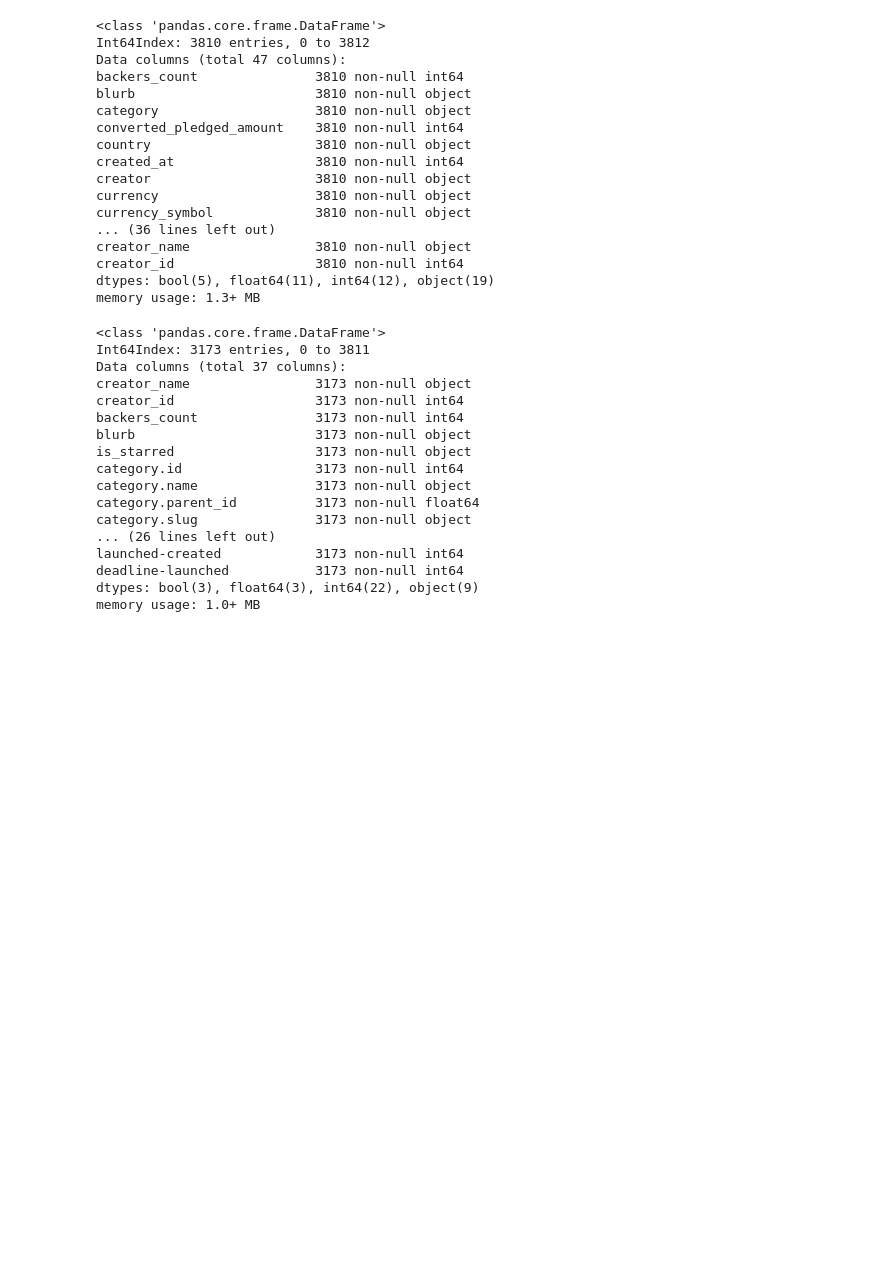
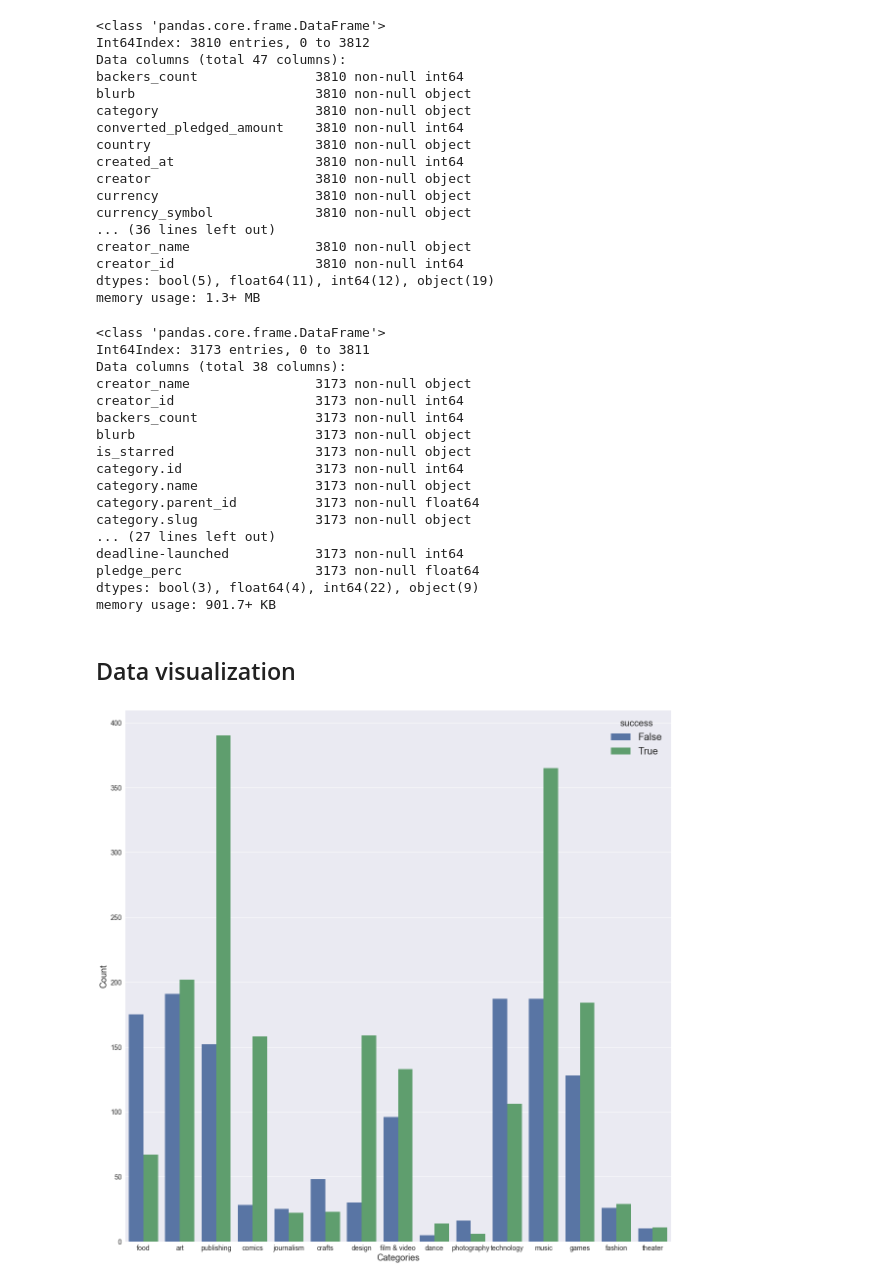
Before and after one commit to etoister/Kickstarter, a Jupyter notebook: Kicker Oracle.ipynb, the cells around one changed output. Drawn from its saved outputs; the diff is of its cells as text; code cells hidden in the pictures; blank space fills up the shorter version.

Commit message:
Added 2 graphs
Added graphs by Elad.
Correction to day of month.

```diff
--- a/Kicker Oracle.ipynb
+++ b/Kicker Oracle.ipynb
@@ -147,17 +150,17 @@ def engineer_features(data):
     #time to reletive time
     data['launched_at_hr'] = data['launched_at'].apply(lambda x: x.hour) + 1
     data['launched_at_day_in_week'] = data['launched_at'].apply(lambda x: x.dayofweek + 1)
-    data['launched_at_day_in_month'] = data['launched_at'].apply(lambda x: x.day + 1) #Elad's comment
+    data['launched_at_day_in_month'] = data['launched_at'].apply(lambda x: x.day ) #Elad's comment
     data['launched_at_mo'] = data['launched_at'].apply(lambda x: x.month)
     data['launched_at_yr'] = data['launched_at'].apply(lambda x: x.year)
     data['deadline_hr'] = data['deadline'].apply(lambda x: x.hour) + 1
     data['deadline_day_in_week'] = data['deadline'].apply(lambda x: x.dayofweek + 1)
-    data['deadline_day_in_month'] = data['deadline'].apply(lambda x: x.day + 1) #Elad's comment
+    data['deadline_day_in_month'] = data['deadline'].apply(lambda x: x.day ) #Elad's comment
     data['deadline_mo'] = data['deadline'].apply(lambda x: x.month)
     data['deadline_yr'] = data['deadline'].apply(lambda x: x.year)
     data['created_at_hr'] = data['created_at'].apply(lambda x: x.hour) + 1
     data['created_at_day_in_week'] = data['created_at'].apply(lambda x: x.dayofweek + 1)
-    data['created_at_day_in_month'] = data['created_at'].apply(lambda x: x.day + 1)  #Elad's comment
+    data['created_at_day_in_month'] = data['created_at'].apply(lambda x: x.day )  #Elad's comment
     data['created_at_mo'] = data['created_at'].apply(lambda x: x.month)
     data['created_at_yr'] = data['created_at'].apply(lambda x: x.year)
     data['count'] = 1
@@ -165,6 +168,7 @@ def engineer_features(data):
     data['launched-created'] = (data.launched_at - data.created_at).dt.components.days
     data['deadline-launched'] = (data.deadline - data.launched_at).dt.components.days
     data=data.drop(['launched_at','created_at','deadline'],axis=1) #drop original time col
+    data['pledge_perc']=data['usd_pledged']/data['goal']*100
     return data
 data = engineer_features(data)
 data.info()
@@ -172,7 +176,7 @@ data.to_csv('Data/data.csv')
 # %% [output]
 <class 'pandas.core.frame.DataFrame'>
 Int64Index: 3173 entries, 0 to 3811
-Data columns (total 37 columns):
+Data columns (total 38 columns):
 creator_name                3173 non-null object
 creator_id                  3173 non-null int64
 backers_count               3173 non-null int64
@@ -182,8 +186,21 @@ category.id                 3173 non-null int64
 category.name               3173 non-null object
 category.parent_id          3173 non-null float64
 category.slug               3173 non-null object
-... (26 lines left out)
-launched-created            3173 non-null int64
+... (27 lines left out)
 deadline-launched           3173 non-null int64
-dtypes: bool(3), float64(3), int64(22), object(9)
-memory usage: 1.0+ MB
+pledge_perc                 3173 non-null float64
+dtypes: bool(3), float64(4), int64(22), object(9)
+memory usage: 901.7+ KB
+# %% [markdown]
+## Data visualization
+# %%
+from seaborn import set
+plt.rcParams['figure.figsize']=(20,20)
+set(font_scale=2)
+b=sns.countplot(x='category.slug', hue='success',data=data)
+#b.axes.set_title("Title",fontsize=30)
+b.set_xlabel("Categories",fontsize=18)
+b.set_ylabel("Count",fontsize=18)
+b.tick_params(labelsize=14)
+# %% [output]
+[figure, added]
```
Also changed, not shown: parts of 2 cells of this notebook, 5 other files.
